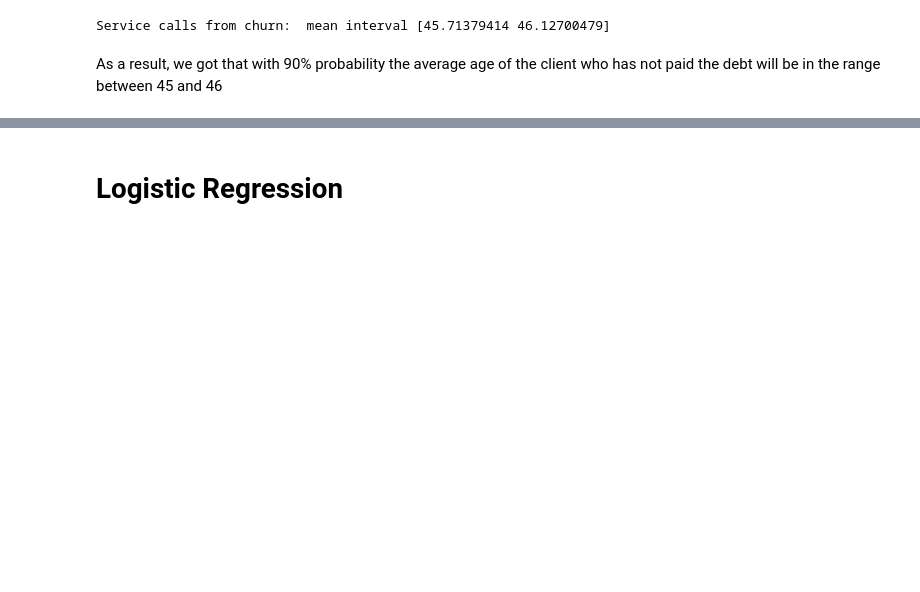
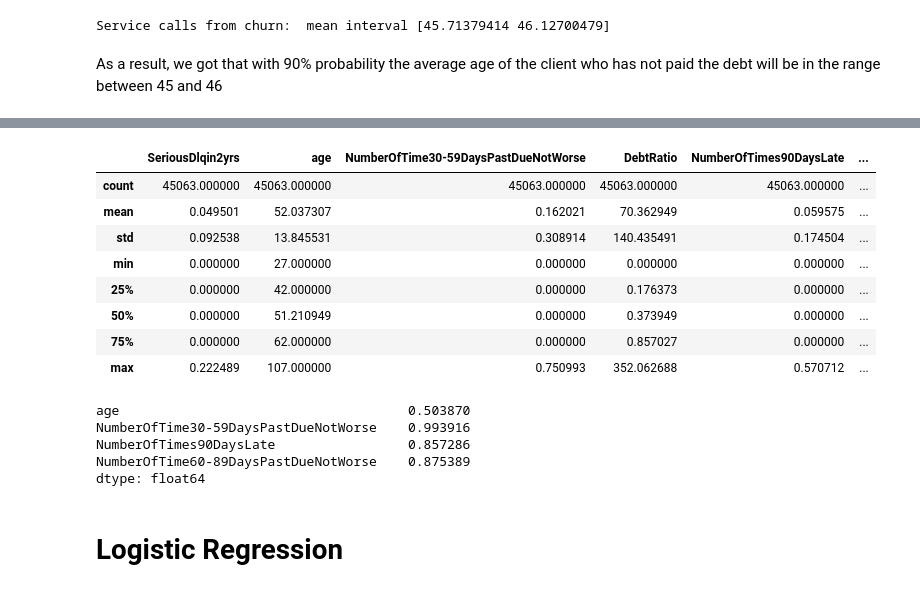
Before and after one commit to VladislavTumanov/bookish-computing-machine, a Jupyter notebook: Credit_scoring_dataset.ipynb, the cells around one changed output, grey strips where cells are left out. Saved outputs shown, nothing was run; the diff lists cells and outputs as text; code cells hidden in the pictures; blank space fills up the shorter version.

```diff
--- a/Credit_scoring_dataset.ipynb
+++ b/Credit_scoring_dataset.ipynb
@@ -171,0 +157,26 @@ As a result, we got that with 90% probability the average age of the client who
+# %%
+table.describe()
+# %% [output]
+|  | SeriousDlqin2yrs | age | NumberOfTime30-59DaysPastDueNotWorse | DebtRatio | NumberOfTimes90DaysLate | ... |
+| count | 45063.000000 | 45063.000000 | 45063.000000 | 45063.000000 | 45063.000000 | ... |
+| mean | 0.049501 | 52.037307 | 0.162021 | 70.362949 | 0.059575 | ... |
+| std | 0.092538 | 13.845531 | 0.308914 | 140.435491 | 0.174504 | ... |
+| min | 0.000000 | 27.000000 | 0.000000 | 0.000000 | 0.000000 | ... |
+| 25% | 0.000000 | 42.000000 | 0.000000 | 0.176373 | 0.000000 | ... |
+| 50% | 0.000000 | 51.210949 | 0.000000 | 0.373949 | 0.000000 | ... |
+| 75% | 0.000000 | 62.000000 | 0.000000 | 0.857027 | 0.000000 | ... |
+| max | 0.222489 | 107.000000 | 0.750993 | 352.062688 | 0.570712 | ... |
+# %%
+# Define p-value for each feature
+X = table.iloc[: , : -1]
+
+regressor_OLS = sm.OLS(endog=table['SeriousDlqin2yrs'], exog= X).fit()
+max_pvalue = max(regressor_OLS.pvalues)
+pvalues = regressor_OLS.pvalues
+pvalues[pvalues > 0.05]
+# %% [output]
+age                                     0.503870
+NumberOfTime30-59DaysPastDueNotWorse    0.993916
+NumberOfTimes90DaysLate                 0.857286
+NumberOfTime60-89DaysPastDueNotWorse    0.875389
+dtype: float64
```
Also changed, not shown: parts of 16 cells of this notebook.
